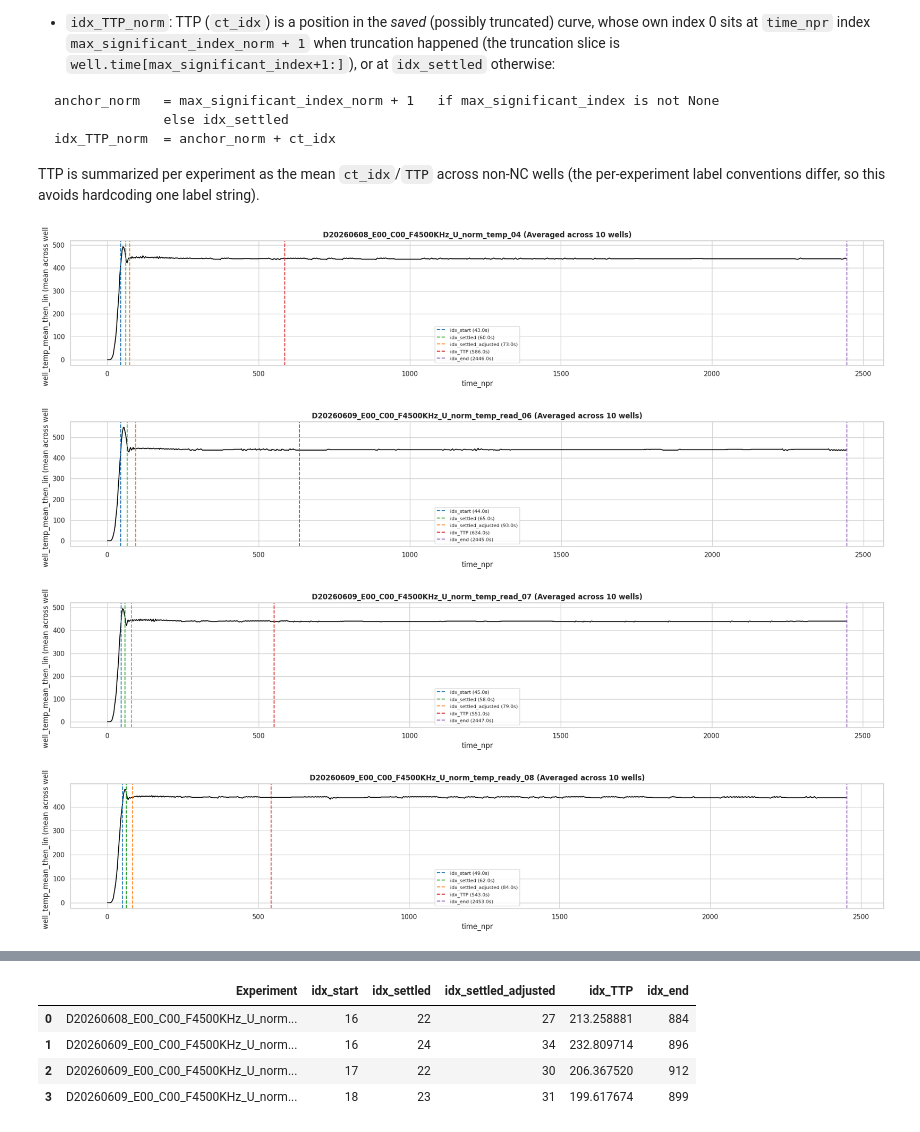
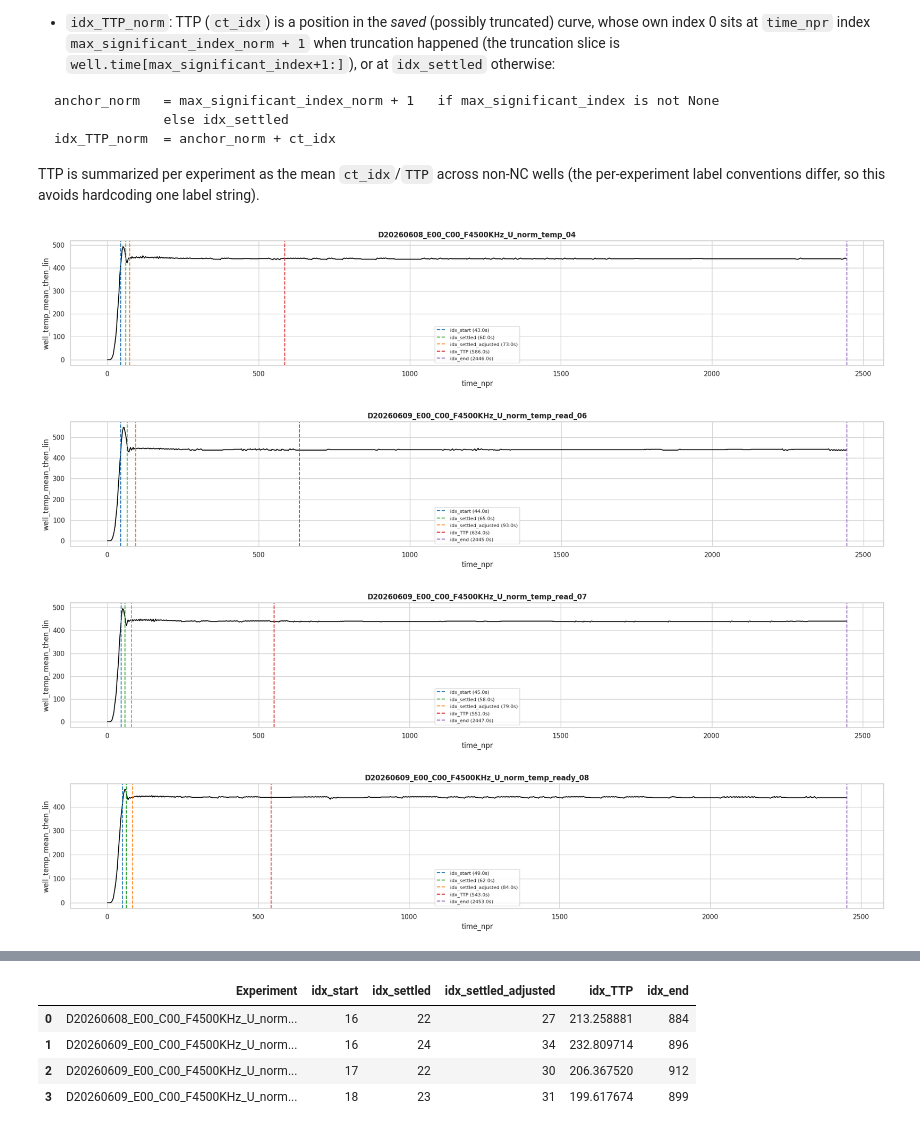
Before and after one commit to kautsarg/POC_DDM, a Jupyter notebook: gk_code/main/chip_timing_markers_analysis.ipynb, the cells around one changed output, grey strips where cells are left out. Cells and saved outputs as stored; diff of their text form; code cells hidden in the pictures.

```diff
--- a/gk_code/main/chip_timing_markers_analysis.ipynb
+++ b/gk_code/main/chip_timing_markers_analysis.ipynb
@@ -666,36 +666,36 @@ sequence = ["idx_start", "idx_settled", "idx_settled_adjusted", "idx_TTP", "idx_
 colors = {
     "idx_start": "tab:blue", "idx_settled": "tab:green", "idx_settled_adjusted": "tab:orange",
     "idx_TTP": "tab:red", "idx_end": "tab:purple",
 }
 
 for exp_name in summary_df["Experiment"].unique():
     wells = loaded_exp_data[exp_name][0].wells_list
 
     x = wells[0].time_npr  # same across all wells in this experiment
     y = np.mean([w.well_temp_mean_then_lin for w in wells], axis=0)
 
     fig, ax = plt.subplots(figsize=(20, 4))
     ax.plot(x, y, color="black", lw=1.5)
 
     row = summary_df[summary_df["Experiment"] == exp_name].iloc[0]
     for key in sequence:
         idx = row[key]
         if pd.isna(idx):
             continue
         idx = int(idx)
         t = row[f"t_{key}"]
         if 0 <= idx < len(x):
             ax.axvline(x[idx], color=colors[key], linestyle="--", lw=1.5,
                        label=f"{key} ({t:.1f}s)")
 
-    ax.set_title(f"{exp_name} (Averaged across {len(wells)} wells)", fontsize=12, fontweight="bold")
+    ax.set_title(f"{exp_name}", fontsize=12, fontweight="bold")
     ax.set_xlabel("time_npr")
-    ax.set_ylabel("well_temp_mean_then_lin (mean across wells)")
+    ax.set_ylabel("well_temp_mean_then_lin")
     ax.legend(fontsize=8)
     plt.tight_layout()
     plt.show()
 # %% [output]
-[figure, old version]
+[figure, new version]
-[figure, old version]
+[figure, new version]
-[figure, old version]
+[figure, new version]
-[figure, old version]
+[figure, new version]
```
Also changed, not shown: parts of 5 cells of this notebook, 5 other files.
